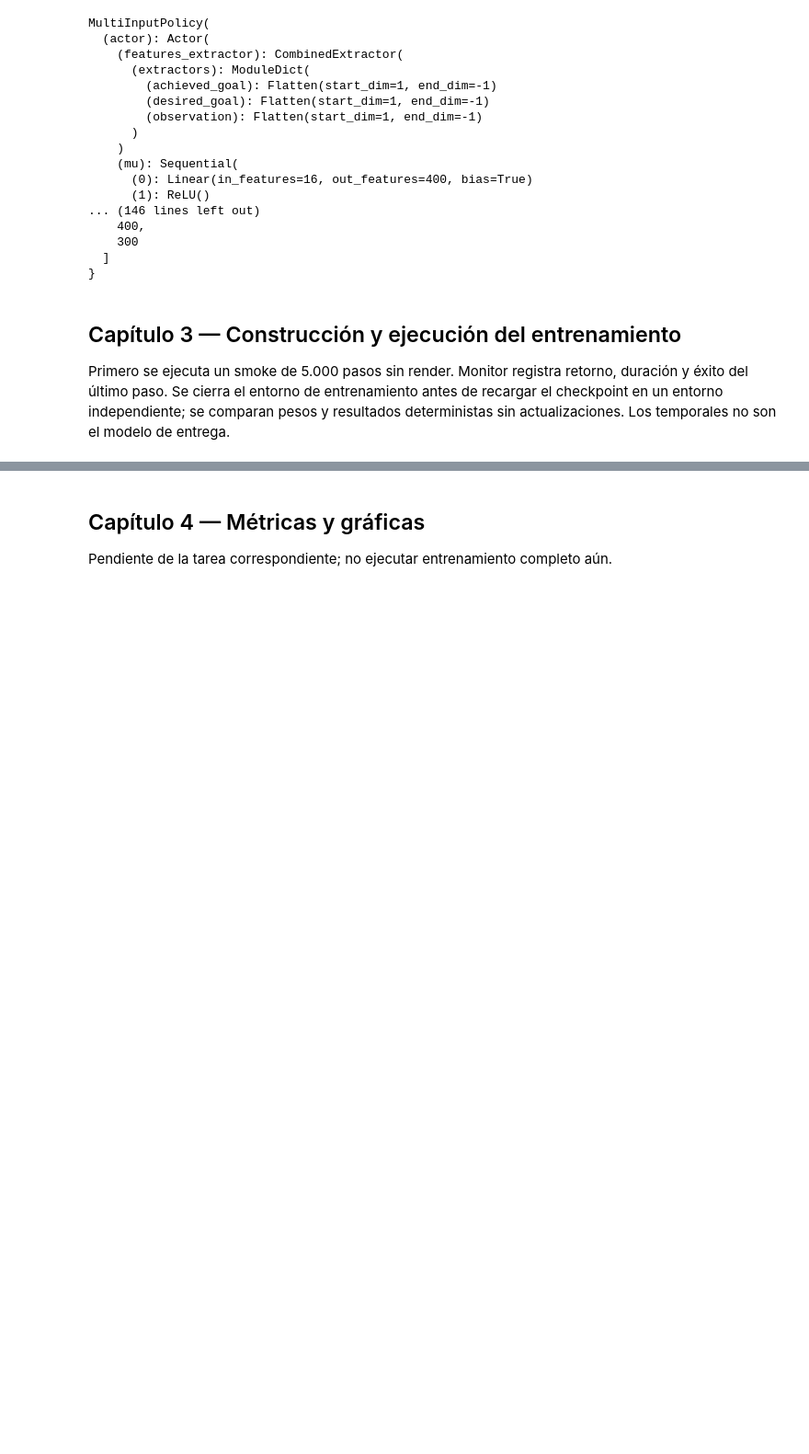
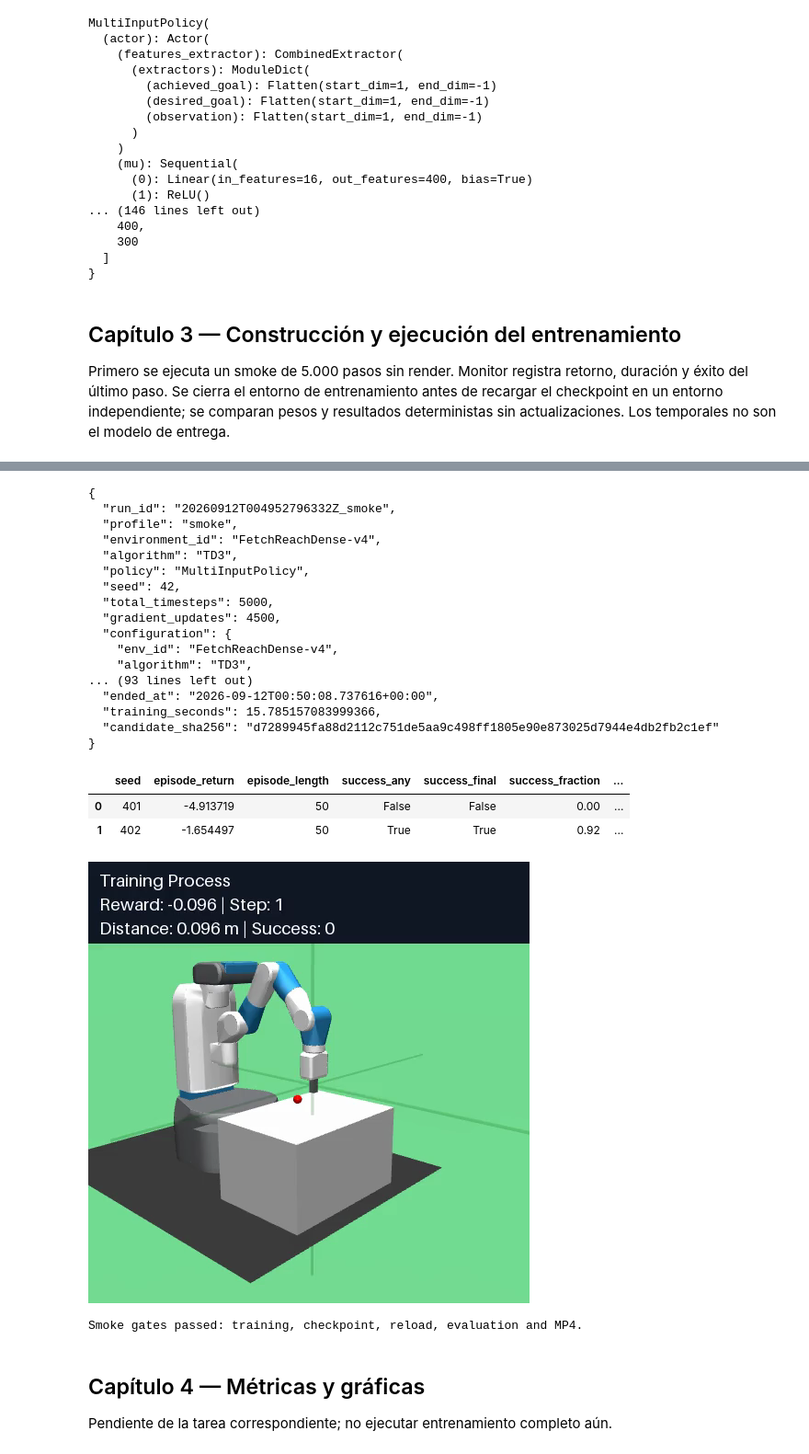
Before and after one commit to j-mauro-r/reinforcement_learning_reto_2, a Jupyter notebook: 2-FetchReachDense/FetchReachDense.ipynb, the cells around one changed output, grey strips where cells are left out. Shown at 92% size. Cells and saved outputs as stored; diff of their text form; code cells hidden in the pictures; blank space fills up the shorter version.

Commit message:
feat(fetch): Validate shared training pipeline checkpoints and video gate — Task 5 of PLAN_fetch_reach_dense

```diff
--- a/2-FetchReachDense/FetchReachDense.ipynb
+++ b/2-FetchReachDense/FetchReachDense.ipynb
@@ -422,3 +490,43 @@ finally:
+# %%
+smoke_run_dir, smoke_metadata = train_model("smoke")
+smoke_candidate = smoke_run_dir / "candidate.zip"
+smoke_video = smoke_run_dir / "smoke.mp4"
+smoke_policy = TD3.load(smoke_candidate, device=CONFIG["device"])
+smoke_video_metadata = record_video(smoke_policy, smoke_video, "Training Process",
+                                   {"run_id": smoke_metadata["run_id"], "timesteps": smoke_metadata["total_timesteps"]})
+reader = imageio.get_reader(smoke_video)
+try:
+    assert reader.count_frames() == 50
+    assert reader.get_meta_data()["fps"] == CONFIG["video_fps"]
+    display(Image.fromarray(reader.get_data(0)))
+finally:
+    reader.close()
+del smoke_policy
+SMOKE_PASSED = True
+print("Smoke gates passed: training, checkpoint, reload, evaluation and MP4.")
+# %% [output]
+{
+  "run_id": "20260912T004952796332Z_smoke",
+  "profile": "smoke",
+  "environment_id": "FetchReachDense-v4",
+  "algorithm": "TD3",
+  "policy": "MultiInputPolicy",
+  "seed": 42,
+  "total_timesteps": 5000,
+  "gradient_updates": 4500,
+  "configuration": {
+    "env_id": "FetchReachDense-v4",
+    "algorithm": "TD3",
+... (93 lines left out)
+  "ended_at": "2026-09-12T00:50:08.737616+00:00",
+  "training_seconds": 15.785157083999366,
+  "candidate_sha256": "d7289945fa88d2112c751de5aa9c498ff1805e90e873025d7944e4db2fb2c1ef"
+}
+|  | seed | episode_return | episode_length | success_any | success_final | success_fraction | ... |
+| 0 | 401 | -4.913719 | 50 | False | False | 0.00 | ... |
+| 1 | 402 | -1.654497 | 50 | True | True | 0.92 | ... |
+[figure, added]
+Smoke gates passed: training, checkpoint, reload, evaluation and MP4.
 # %% [markdown]
 ## Capítulo 4 — Métricas y gráficas
 
```
Also changed, not shown: parts of 2 cells of this notebook, 2 other files.
